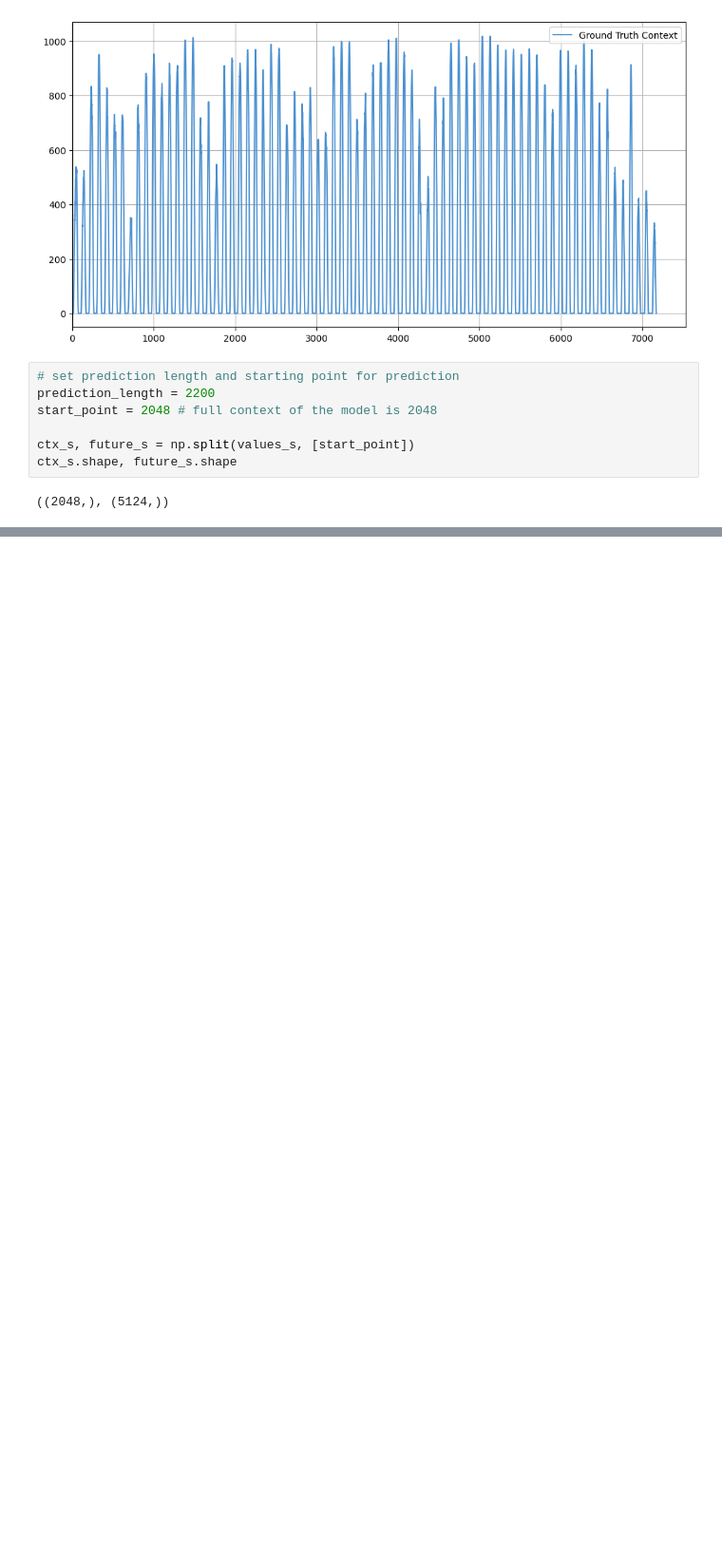
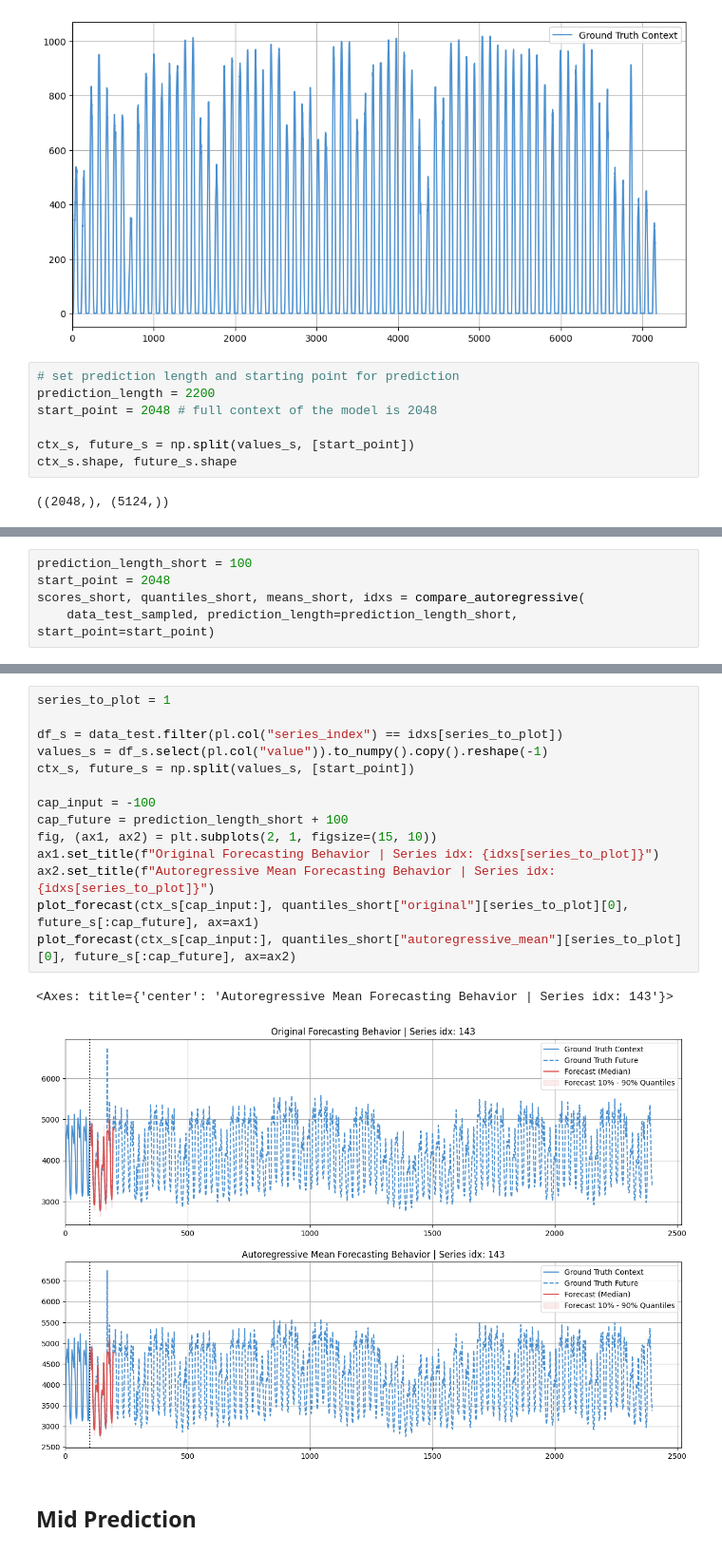
Before and after one commit to Richi0D/tirex_loss, a Jupyter notebook: notebooks/tirex_autoregressive.ipynb, the cells around one changed output, grey strips where cells are left out. Shown at 95% size. Cells and saved outputs as stored; diff of their text form; blank space fills up the shorter version.

```diff
--- a/notebooks/tirex_autoregressive.ipynb
+++ b/notebooks/tirex_autoregressive.ipynb
@@ -86,0 +250,5 @@ One solution to avoid this, would be to use the predicted value instead of null.
+# %%
+prediction_length_short = 100
+start_point = 2048
+scores_short, quantiles_short, means_short, idxs = compare_autoregressive(
+    data_test_sampled, prediction_length=prediction_length_short, start_point=start_point)
@@ -86,0 +265,19 @@ One solution to avoid this, would be to use the predicted value instead of null.
+# %%
+series_to_plot = 1
+
+df_s = data_test.filter(pl.col("series_index") == idxs[series_to_plot])
+values_s = df_s.select(pl.col("value")).to_numpy().copy().reshape(-1)
+ctx_s, future_s = np.split(values_s, [start_point])
+
+cap_input = -100
+cap_future = prediction_length_short + 100
+fig, (ax1, ax2) = plt.subplots(2, 1, figsize=(15, 10))
+ax1.set_title(f"Original Forecasting Behavior | Series idx: {idxs[series_to_plot]}")
+ax2.set_title(f"Autoregressive Mean Forecasting Behavior | Series idx: {idxs[series_to_plot]}")
+plot_forecast(ctx_s[cap_input:], quantiles_short["original"][series_to_plot][0], future_s[:cap_future], ax=ax1)
+plot_forecast(ctx_s[cap_input:], quantiles_short["autoregressive_mean"][series_to_plot][0], future_s[:cap_future], ax=ax2)
+# %% [output]
+<Axes: title={'center': 'Autoregressive Mean Forecasting Behavior | Series idx: 143'}>
+[figure, added]
+# %% [markdown]
+## Mid Prediction
```
Also changed, not shown: parts of 23 cells of this notebook, 7 other files.
